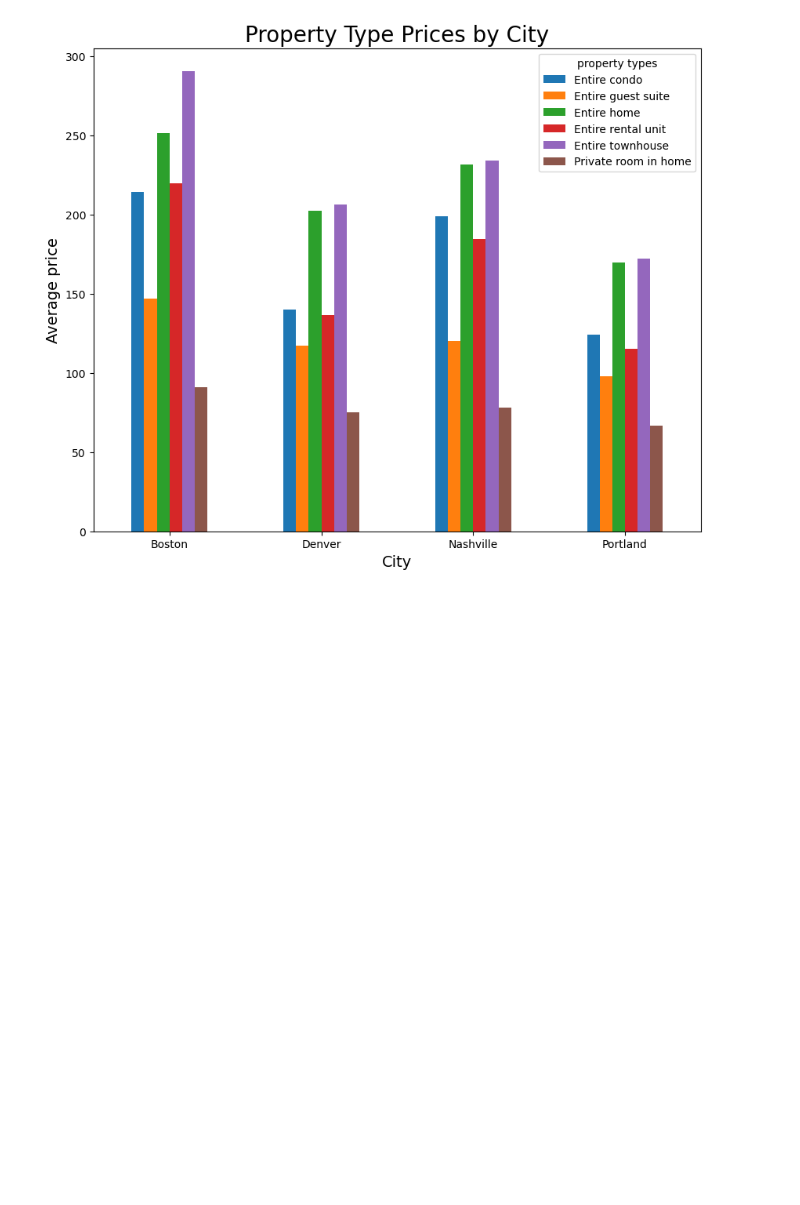
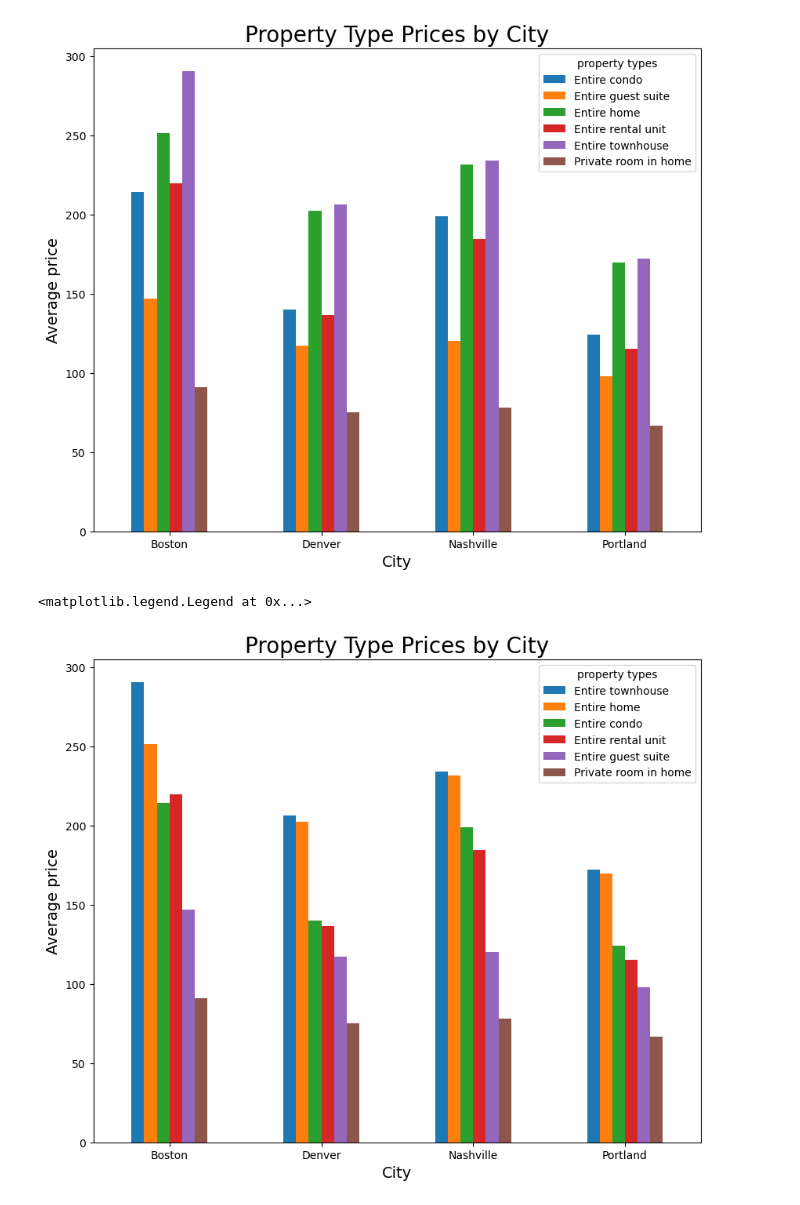
Before and after one commit to bmckimmy/Panda-o-rama, a Jupyter notebook: MM_files/mm_price_prop_type.ipynb, the cells around one changed output. Drawn from its saved outputs; the diff is of its cells as text; code cells hidden in the pictures; blank space fills up the shorter version.

Commit message:
clarify comments and update presentation charts

```diff
--- a/MM_files/mm_price_prop_type.ipynb
+++ b/MM_files/mm_price_prop_type.ipynb
@@ -8,7 +14,7 @@ import datetime as dt
 # increase max number of columns and rows visible and read in master data file
 pd.set_option('display.max_columns', 45)
 pd.set_option('display.max_rows', 45)
-price_df = pd.read_csv('../all_listings_df')
+price_df = pd.read_csv('../BM_files/all_listings_df')
 price_df.head()
 # %% [output]
 |  | id | last_scraped | description | neighborhood_overview | host_id | host_since | host_location | ... |
@@ -303,0 +318,15 @@ plt.legend(title='property types')
+# %%
+# Change order of columns in pivoted dataframe so that they appear with highest to lowest prices in the bar chart.
+
+pivoted_prop_type_reordered = pivoted_prop_type[["Entire townhouse", "Entire home", "Entire condo", "Entire rental unit", "Entire guest suite", "Private room in home"]]
+
+# recreate bar chart above now with columns re-ordered
+pivoted_prop_type_reordered.plot(kind='bar', figsize=(10,8))
+plt.title("Property Type Prices by City", fontsize=20)
+plt.ylabel("Average price", fontsize=14)
+plt.xlabel("City", fontsize=14)
+plt.xticks(rotation=0, fontsize=10)
+plt.legend(title='property types')
+# %% [output]
+<matplotlib.legend.Legend at 0x...>
+[figure, added]
```
Also changed, not shown: parts of 7 cells of this notebook, 5 other files.
